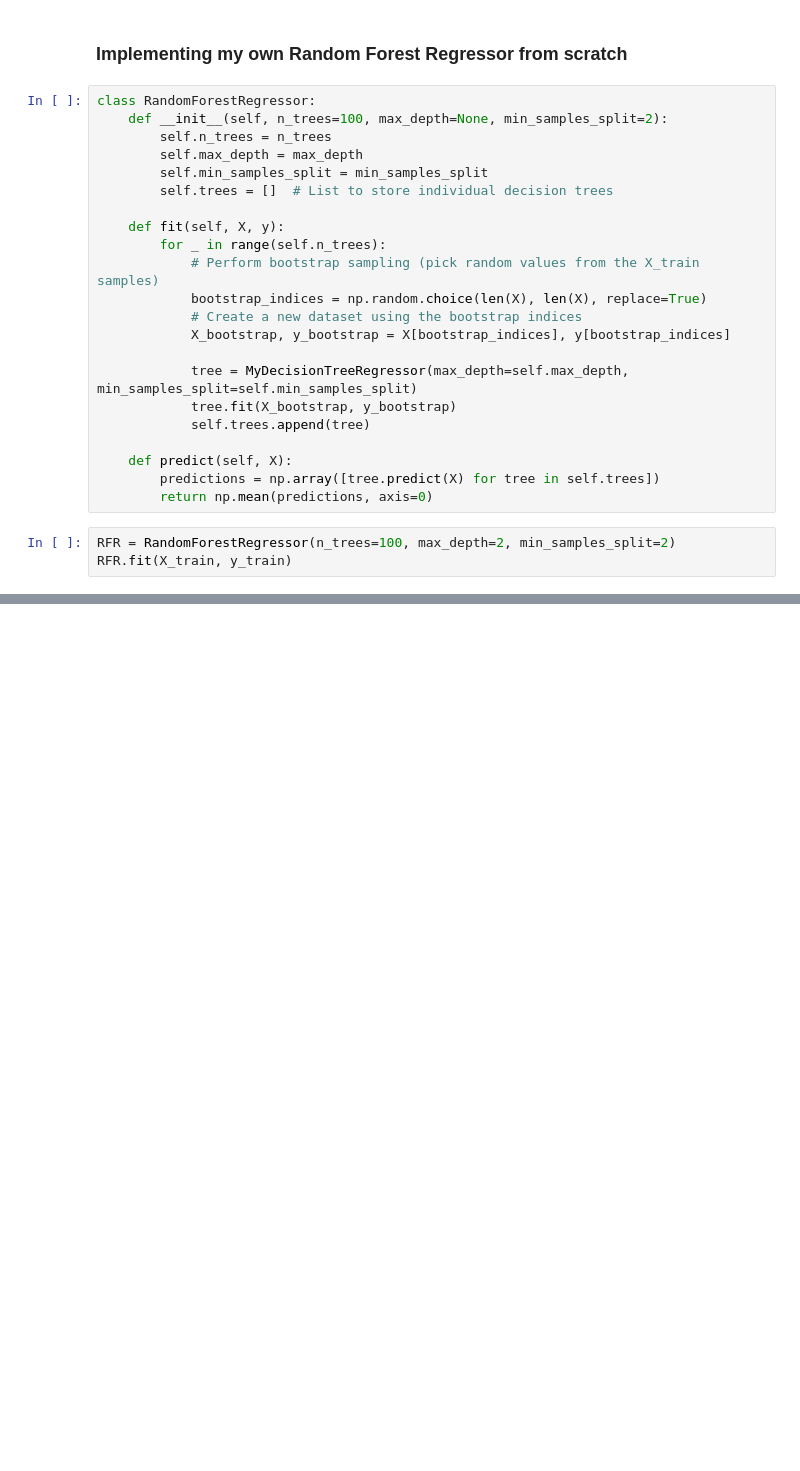
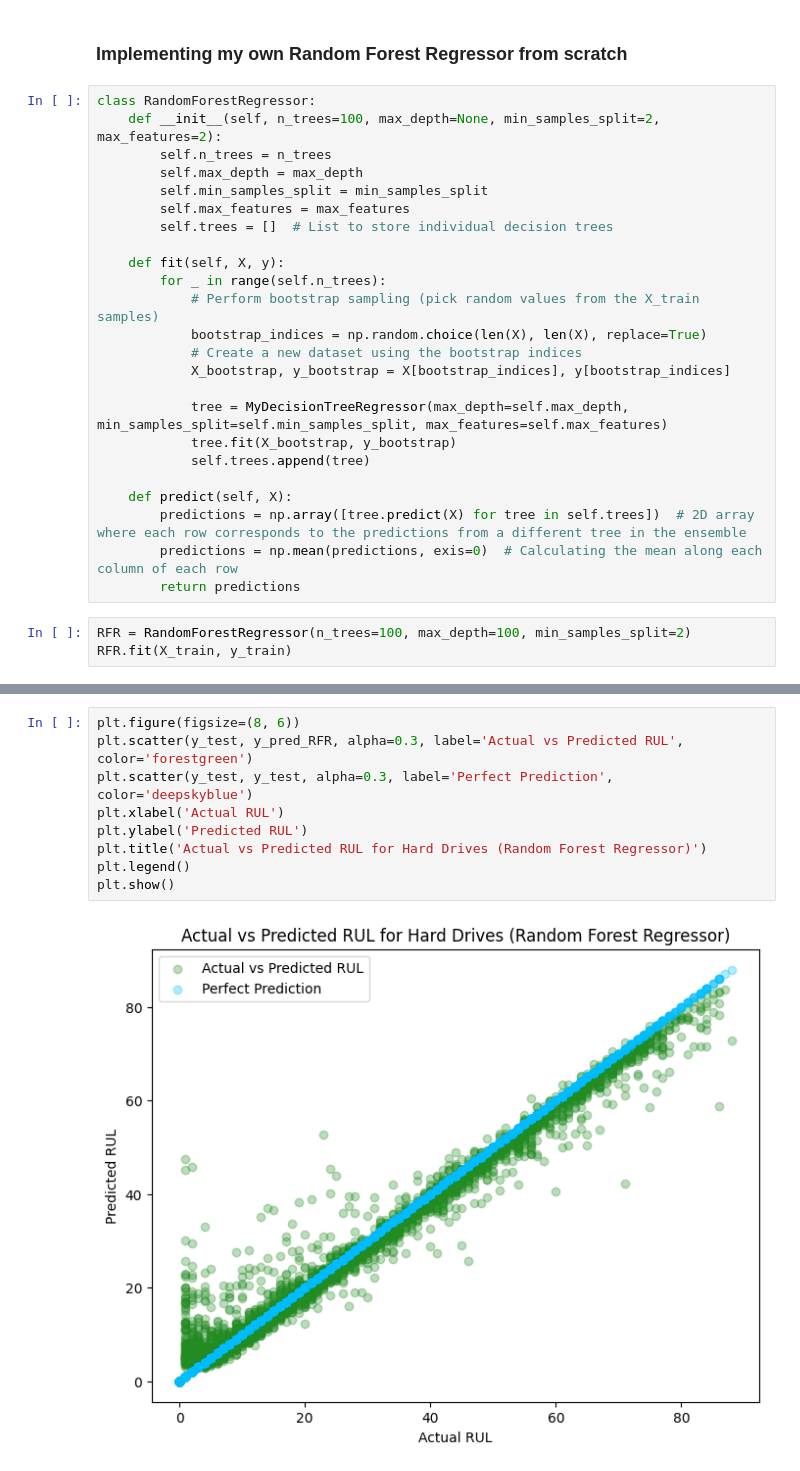
Before and after one commit to baari-ali/hard-drive-predictive-maintenance, a Jupyter notebook: decision_tree_and_random_forest_modelling.ipynb, the cells around one changed output, grey strips where cells are left out. Saved outputs shown, nothing was run; the diff lists cells and outputs as text; blank space fills up the shorter version.

```diff
--- a/decision_tree_and_random_forest_modelling.ipynb
+++ b/decision_tree_and_random_forest_modelling.ipynb
@@ -682,10 +700,11 @@ Decision Tree Regressor RMSE: 20.649170807732233
 ### Implementing my own Random Forest Regressor from scratch
 # %%
 class RandomForestRegressor:
-    def __init__(self, n_trees=100, max_depth=None, min_samples_split=2):
+    def __init__(self, n_trees=100, max_depth=None, min_samples_split=2, max_features=2):
         self.n_trees = n_trees
         self.max_depth = max_depth
         self.min_samples_split = min_samples_split
+        self.max_features = max_features
         self.trees = []  # List to store individual decision trees
 
     def fit(self, X, y):
@@ -695,13 +714,14 @@ class RandomForestRegressor:
             # Create a new dataset using the bootstrap indices
             X_bootstrap, y_bootstrap = X[bootstrap_indices], y[bootstrap_indices]
 
-            tree = MyDecisionTreeRegressor(max_depth=self.max_depth, min_samples_split=self.min_samples_split)
+            tree = MyDecisionTreeRegressor(max_depth=self.max_depth, min_samples_split=self.min_samples_split, max_features=self.max_features)
             tree.fit(X_bootstrap, y_bootstrap)
             self.trees.append(tree)
 
     def predict(self, X):
-        predictions = np.array([tree.predict(X) for tree in self.trees])
-        return np.mean(predictions, axis=0)
+        predictions = np.array([tree.predict(X) for tree in self.trees])  # 2D array where each row corresponds to the predictions from a different tree in the ensemble
+        predictions = np.mean(predictions, exis=0)  # Calculating the mean along each column of each row
+        return predictions
 # %%
-RFR = RandomForestRegressor(n_trees=100, max_depth=2, min_samples_split=2)
+RFR = RandomForestRegressor(n_trees=100, max_depth=100, min_samples_split=2)
 RFR.fit(X_train, y_train)
@@ -713,0 +735,11 @@ Decision Tree Regressor RMSE: 20.642305584731407
+# %%
+plt.figure(figsize=(8, 6))
+plt.scatter(y_test, y_pred_RFR, alpha=0.3, label='Actual vs Predicted RUL', color='forestgreen')
+plt.scatter(y_test, y_test, alpha=0.3, label='Perfect Prediction', color='deepskyblue')
+plt.xlabel('Actual RUL')
+plt.ylabel('Predicted RUL')
+plt.title('Actual vs Predicted RUL for Hard Drives (Random Forest Regressor)')
+plt.legend()
+plt.show()
+# %% [output]
+[figure, added]
```
Also changed, not shown: parts of 30 cells of this notebook.
